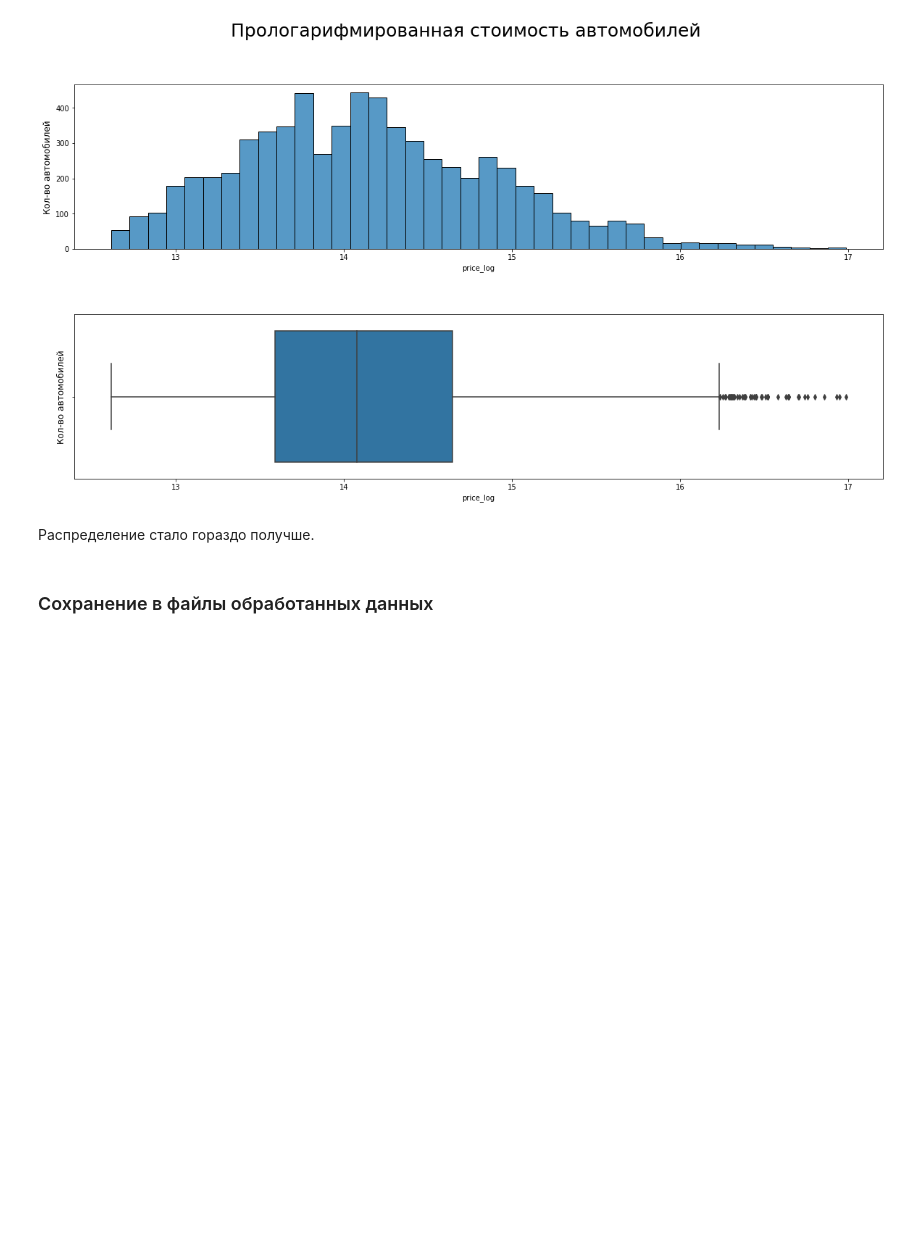
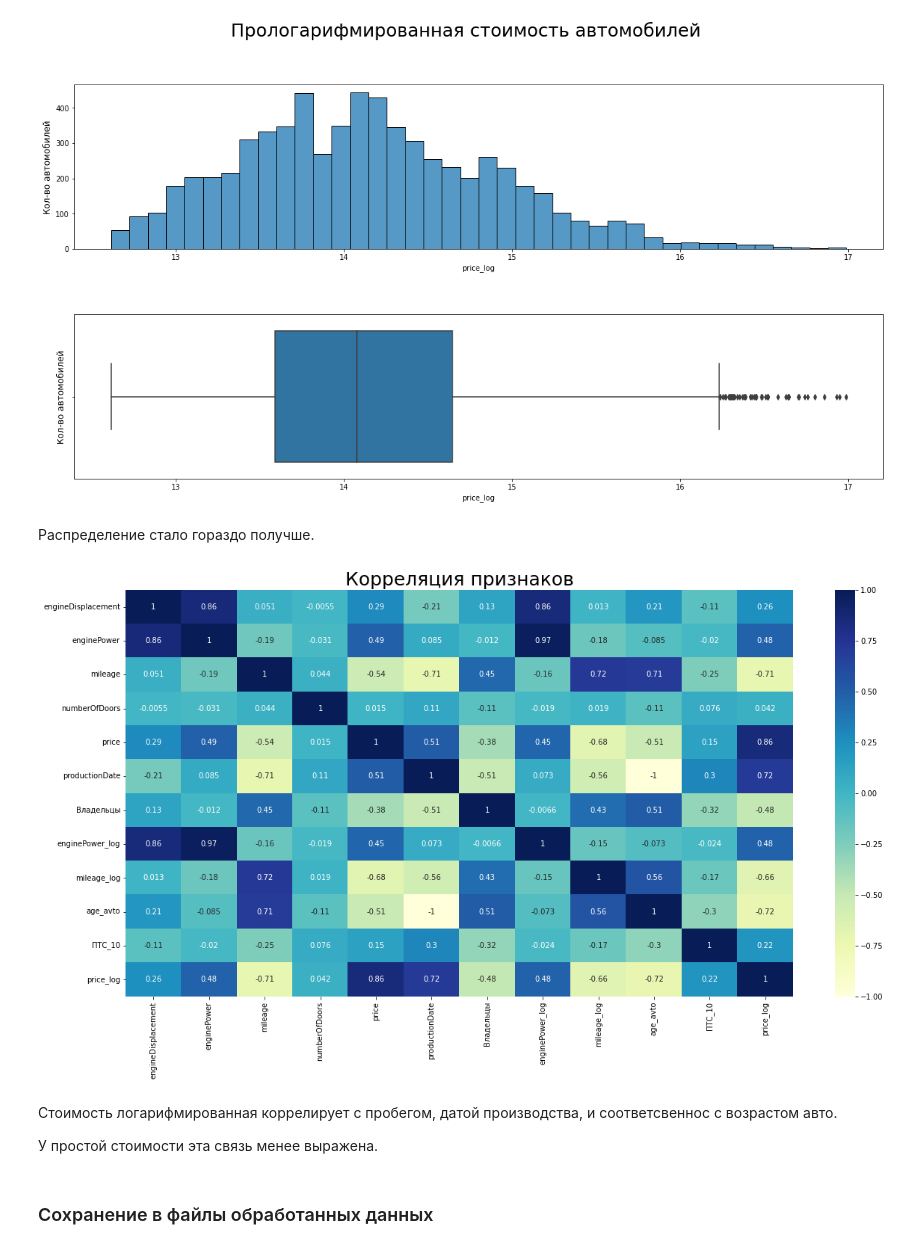
Before and after one commit to NataliaKolesnik/Car_Price_prediction_part2, a Jupyter notebook: 1_EDA.ipynb, the cells around one changed output. Cells and saved outputs as stored; diff of their text form; code cells hidden in the pictures; blank space fills up the shorter version.

```diff
--- a/1_EDA.ipynb
+++ b/1_EDA.ipynb
@@ -915,6 +915,18 @@ plt.show()
 [figure]
 # %% [markdown]
 Распределение стало гораздо получше.
+# %%
+plt.figure(figsize=(20,10))
+plt.title('Корреляция признаков', fontsize=FONT_TITLE)
+sns.heatmap(df_train.corr(), annot = True, cmap='YlGnBu')
+plt.xticks(rotation=90)
+plt.show()
+# %% [output]
+[figure, added]
+# %% [markdown]
+Стоимость логарифмированная коррелирует с пробегом, датой производства, и соответсвеннос с возрастом авто.
+
+У простой стоимости эта связь менее выражена.
 # %% [markdown]
 ### Сохранение в файлы обработанных данных
 # %%
```
